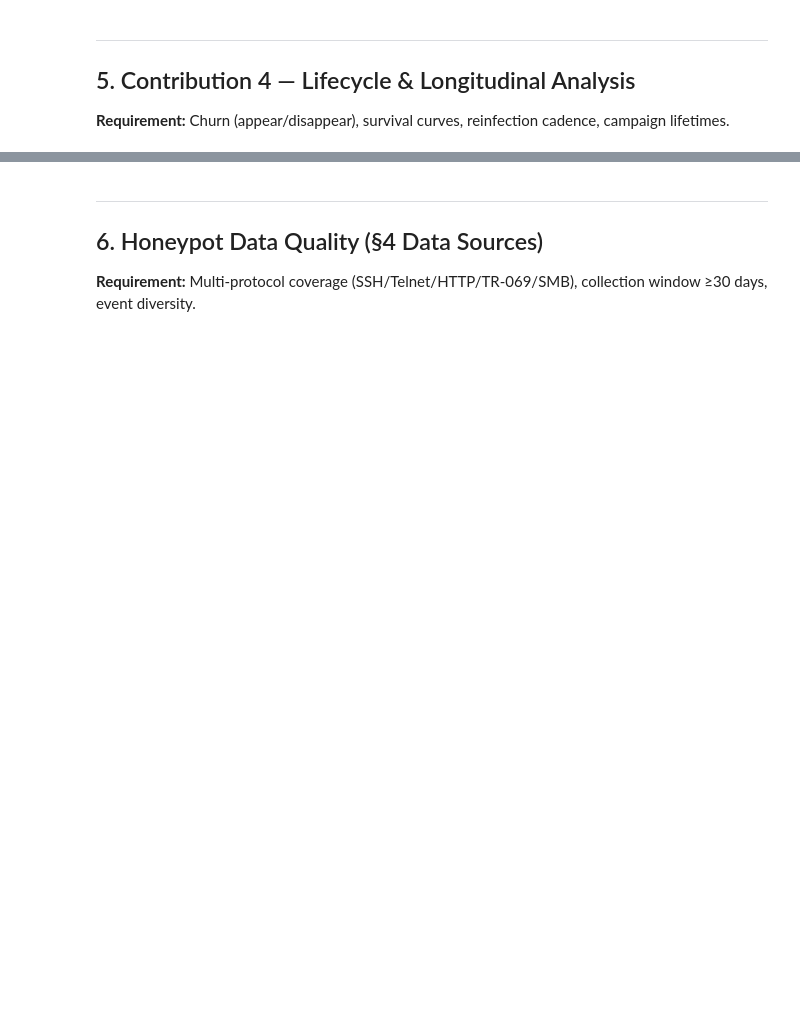
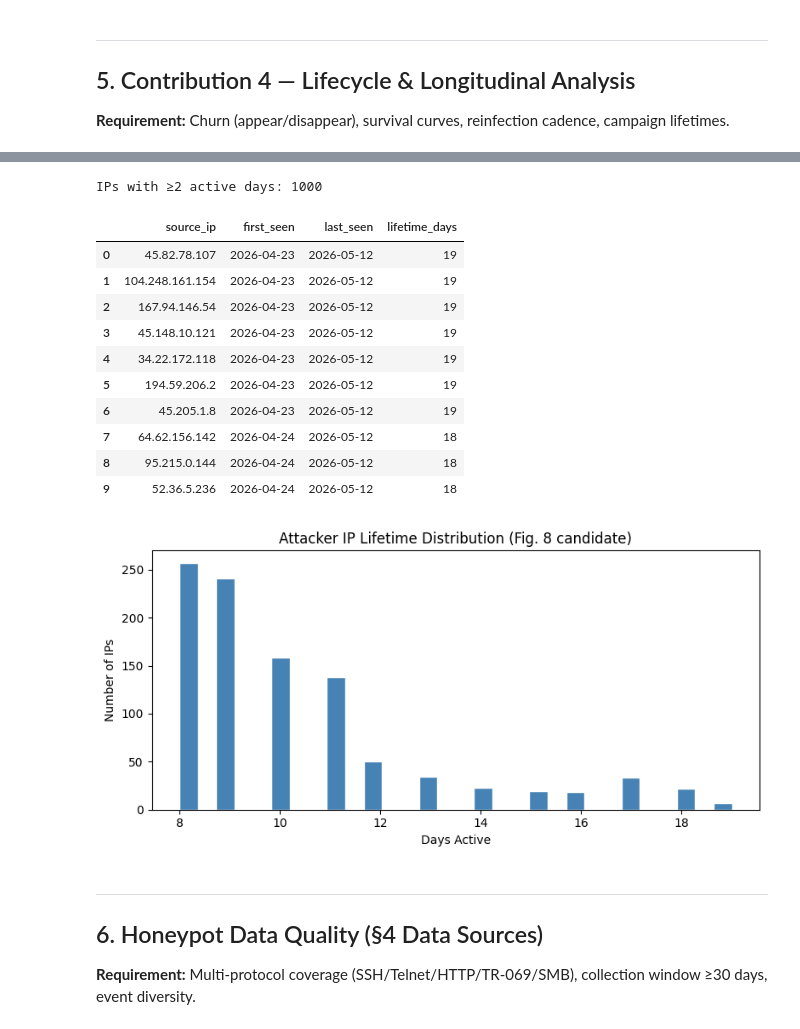
Before and after one commit to Faisal-8898/Cyber-Security-Data-Analysis-Pipeline, a Jupyter notebook: research-notebook/investigation-of-data.ipynb, the cells around one changed output, grey strips where cells are left out. Saved outputs shown, nothing was run; the diff lists cells and outputs as text; code cells hidden in the pictures; blank space fills up the shorter version.

```diff
--- a/research-notebook/investigation-of-data.ipynb
+++ b/research-notebook/investigation-of-data.ipynb
@@ -35,0 +38,28 @@ print("Connected to DB:", DB_URL.split("@")[-1])
+# %%
+# Improved query functions with error recovery
+def q_safe(sql, params=None):
+    """Run a query safely, rolling back on error."""
+    try:
+        return pd.read_sql_query(sql, conn, params=params)
+    except Exception as e:
+        conn.rollback()
+        print(f"❌ Query error (rolled back): {e}")
+        return pd.DataFrame()
+
+def scalar_safe(sql, params=None):
+    """Return single scalar value, with error recovery."""
+    try:
+        with conn.cursor() as cur:
+            cur.execute(sql, params or [])
+            row = cur.fetchone()
+            return row[0] if row else None
+    except Exception as e:
+        conn.rollback()
+        print(f"❌ Query error (rolled back): {e}")
+        return None
+
+# Override the original functions
+q = q_safe
+scalar = scalar_safe
+
+print("✅ Enhanced query functions loaded with error recovery")
@@ -304,16 +491,16 @@ else:
 **Requirement:** Churn (appear/disappear), survival curves, reinfection cadence, campaign lifetimes.
 # %%
 # Daily churn table
-churn_rows = scalar("SELECT count(*) FROM ip_activity_daily")
-churn_days = scalar("SELECT count(DISTINCT day) FROM ip_activity_daily")
-churn_ips  = scalar("SELECT count(DISTINCT ip) FROM ip_activity_daily")
+churn_rows = scalar_safe("SELECT count(*) FROM ip_activity_daily") or 0
+churn_days = scalar_safe("SELECT count(DISTINCT day) FROM ip_activity_daily") or 0
+churn_ips  = scalar_safe("SELECT count(DISTINCT source_ip) FROM ip_activity_daily") or 0
 
 status(churn_rows > 1000, f"Lifecycle — ip_activity_daily rows: {churn_rows:,}")
 status(churn_days >= 14, f"Lifecycle — Days covered: {churn_days} (need ≥14 for survival curves)")
 status(churn_ips  > 100,  f"Lifecycle — Unique IPs tracked: {churn_ips:,}")
 
 # Daily event volume (attack timeline)
-daily_vol = q("""
+daily_vol = q_safe("""
     SELECT date_trunc('day', event_time)::date AS day,
            count(*) events
     FROM honeypot_events
@@ -340,33 +552,47 @@ if len(daily_vol) > 0:
 # %%
 # Survival curve — how many days do attacker IPs stay active?
 # For each IP: compute first_seen, last_seen, lifetime = last - first
-lifetimes = q("""
-    SELECT ip,
+lifetimes = q_safe("""
+    SELECT source_ip,
            min(day) AS first_seen,
            max(day) AS last_seen,
            max(day) - min(day) AS lifetime_days
     FROM ip_activity_daily
-    GROUP BY ip
+    GROUP BY source_ip
     HAVING count(DISTINCT day) >= 2
     ORDER BY lifetime_days DESC
     LIMIT 1000
 """)
 
 print(f"IPs with ≥2 active days: {len(lifetimes)}")
 if len(lifetimes) > 0:
     display(lifetimes.head(10))
 
     fig, ax = plt.subplots(figsize=(8, 4))
     lifetimes['lifetime_days'] = lifetimes['lifetime_days'].apply(lambda x: x.days if hasattr(x, 'days') else int(x))
     ax.hist(lifetimes['lifetime_days'], bins=30, color='steelblue', edgecolor='white')
     ax.set_title('Attacker IP Lifetime Distribution (Fig. 8 candidate)')
     ax.set_xlabel('Days Active')
     ax.set_ylabel('Number of IPs')
     plt.tight_layout()
     plt.savefig('../research-paper/diagrams/fig_lifetime_dist.png', dpi=150, bbox_inches='tight')
     plt.show()
 else:
     print("⚠️  Not enough repeat-day data yet. Need ≥2 weeks continuous collection.")
+# %% [output]
+IPs with ≥2 active days: 1000
+|  | source_ip | first_seen | last_seen | lifetime_days |
+| 0 | 45.82.78.107 | 2026-04-23 | 2026-05-12 | 19 |
+| 1 | 104.248.161.154 | 2026-04-23 | 2026-05-12 | 19 |
+| 2 | 167.94.146.54 | 2026-04-23 | 2026-05-12 | 19 |
+| 3 | 45.148.10.121 | 2026-04-23 | 2026-05-12 | 19 |
+| 4 | 34.22.172.118 | 2026-04-23 | 2026-05-12 | 19 |
+| 5 | 194.59.206.2 | 2026-04-23 | 2026-05-12 | 19 |
+| 6 | 45.205.1.8 | 2026-04-23 | 2026-05-12 | 19 |
+| 7 | 64.62.156.142 | 2026-04-24 | 2026-05-12 | 18 |
+| 8 | 95.215.0.144 | 2026-04-24 | 2026-05-12 | 18 |
+| 9 | 52.36.5.236 | 2026-04-24 | 2026-05-12 | 18 |
+[figure, added]
 # %% [markdown]
 ---
 ## 6. Honeypot Data Quality (§4 Data Sources)
```
Also changed, not shown: parts of 24 cells of this notebook, 20 other files.
